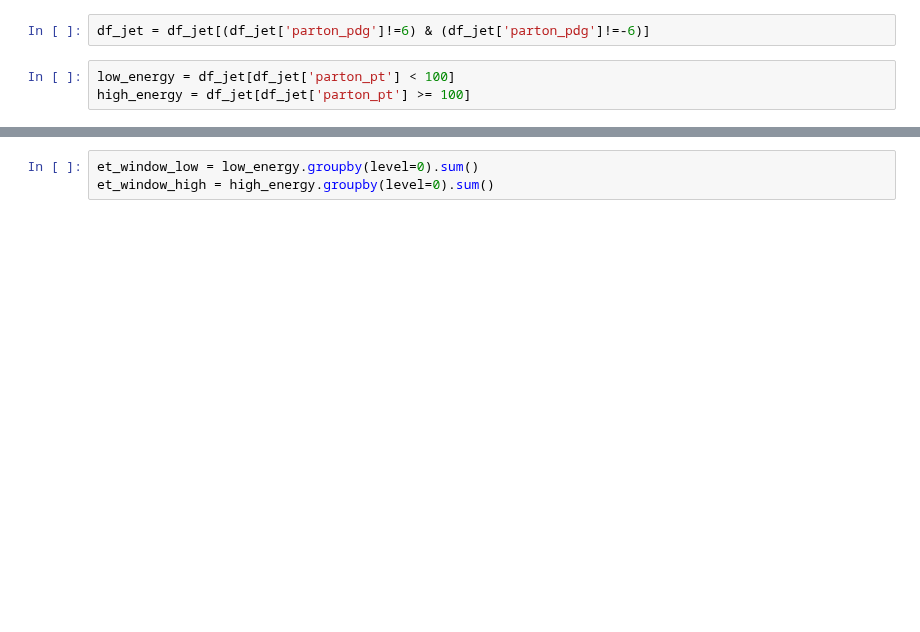
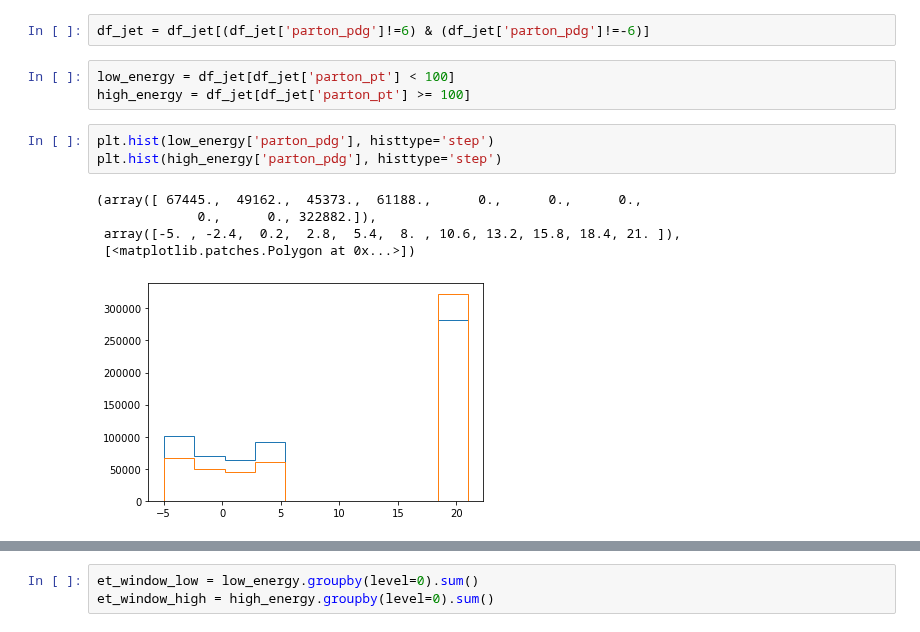
Before and after one commit to valsdav/DeepSuperCluster, a Jupyter notebook: Training/global_model/training_data/jet_reweighting.ipynb, the cells around one changed output, grey strips where cells are left out. Saved outputs shown, nothing was run; the diff lists cells and outputs as text; blank space fills up the shorter version.

```diff
--- a/Training/global_model/training_data/jet_reweighting.ipynb
+++ b/Training/global_model/training_data/jet_reweighting.ipynb
@@ -17,6 +19,15 @@ df_jet = df_jet[(df_jet['parton_pdg']!=6) & (df_jet['parton_pdg']!=-6)]
 # %%
 low_energy = df_jet[df_jet['parton_pt'] < 100]
 high_energy = df_jet[df_jet['parton_pt'] >= 100]
+# %%
+plt.hist(low_energy['parton_pdg'], histtype='step')
+plt.hist(high_energy['parton_pdg'], histtype='step')
+# %% [output]
+(array([ 67445.,  49162.,  45373.,  61188.,      0.,      0.,      0.,
+             0.,      0., 322882.]),
+ array([-5. , -2.4,  0.2,  2.8,  5.4,  8. , 10.6, 13.2, 15.8, 18.4, 21. ]),
+ [<matplotlib.patches.Polygon at 0x...>])
+[figure, added]
 # %%
 low_energy
 # %% [output]
```
Also changed, not shown: parts of 21 cells of this notebook, 6 other files.
